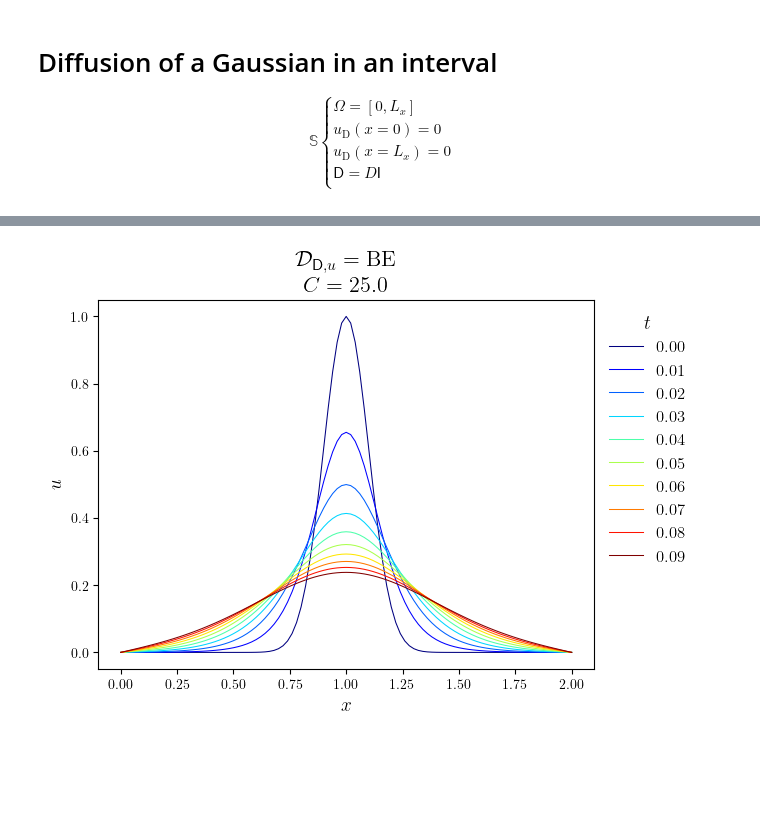
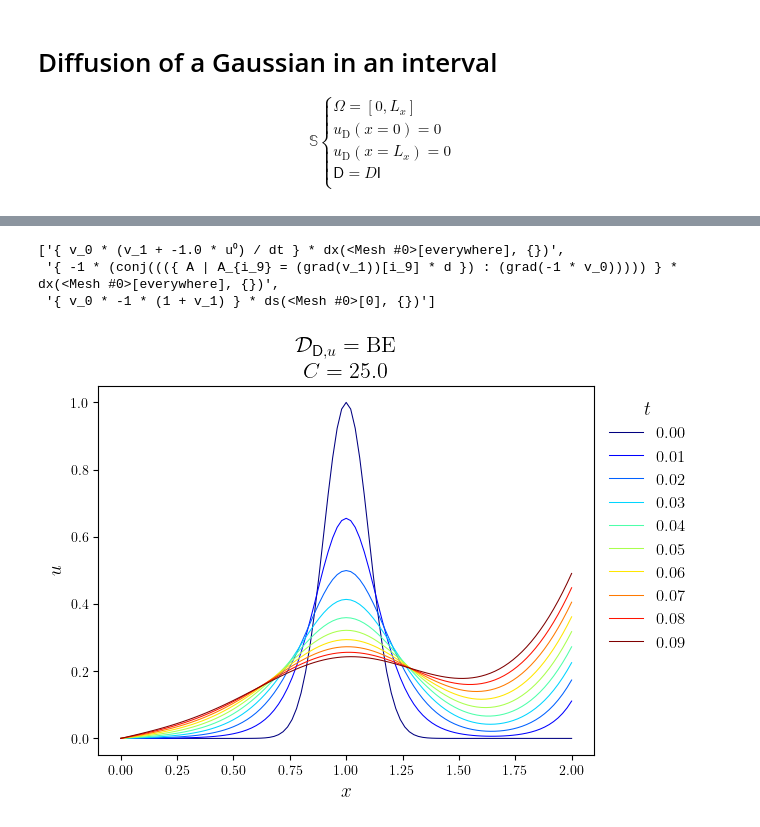
Before and after one commit to george-poole/LUCiFEx, a Jupyter notebook: demo/notebooks/P02_introductory/I02.1_diffusion_robin.ipynb, the cells around one changed output, grey strips where cells are left out. Saved outputs shown, nothing was run; the diff lists cells and outputs as text; code cells hidden in the pictures; blank space fills up the shorter version.

```diff
--- a/demo/notebooks/P02_introductory/I02.1_diffusion_robin.ipynb
+++ b/demo/notebooks/P02_introductory/I02.1_diffusion_robin.ipynb
@@ -45,7 +45,7 @@ w = FunctionSeries((mesh, 'P', 1), name='w', store=1)
 ics = lambda x: np.exp(-(x[0] - Lx/2)**2 / (0.01 * Lx))
 bcs =  BoundaryConditions(
     ("dirichlet", boundary['left'], 0.0),
-    ("robin", boundary['right'], 1 + u[1]),
+    ("robin", boundary['right'], -(1 + u[1])),
 )
 
 u_solver = ibvp(diffusion, ics, bcs)(u, dt, d, D_diff)
@@ -63,15 +72,21 @@ while n < n_stop and t < t_stop:
+# %%
+u_solver.str_forms()
+# %% [output]
+['{ v_0 * (v_1 + -1.0 * u⁰) / dt } * dx(<Mesh #0>[everywhere], {})',
+ '{ -1 * (conj((({ A | A_{i_9} = (grad(v_1))[i_9] * d }) : (grad(-1 * v_0))))) } * dx(<Mesh #0>[everywhere], {})',
+ '{ v_0 * -1 * (1 + v_1) } * ds(<Mesh #0>[0], {})']
 # %%
 time_slice = slice(0, None)
 title = f"$\mathcal{{D}}_{{\mathsf{{D}}, u}}=\\mathrm{{{str(D_diff)}}}$\n $C={courant}$"
 legend_labels = [f'{t:.2f}' for t in u.time_series[time_slice]]
 legend_title = '$t$'
 fig, ax = plot_line(
     u.series[time_slice], legend_labels, legend_title,
     cyc='jet', x_label='$x$', y_label='$u$', title=title,
 )
-save_figure('u(x,t)', thumbnail=True)(fig)
+# save_figure('u(x,t)', thumbnail=True)(fig)
 # %% [output]
-[figure, old version]
+[figure, new version]
 # %%
 title_series = [f'$t={t:.2f}$' for t in u.time_series]
 
```
Also changed, not shown: parts of 1 cell of this notebook, 12 other files.
